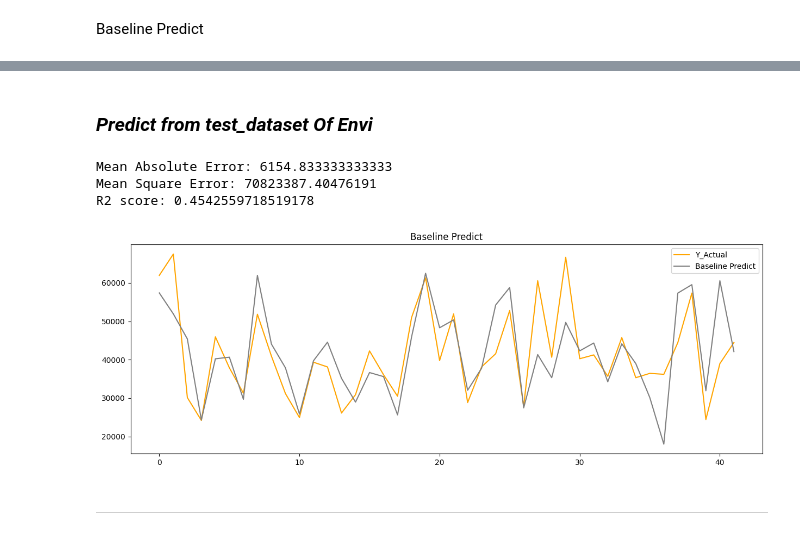
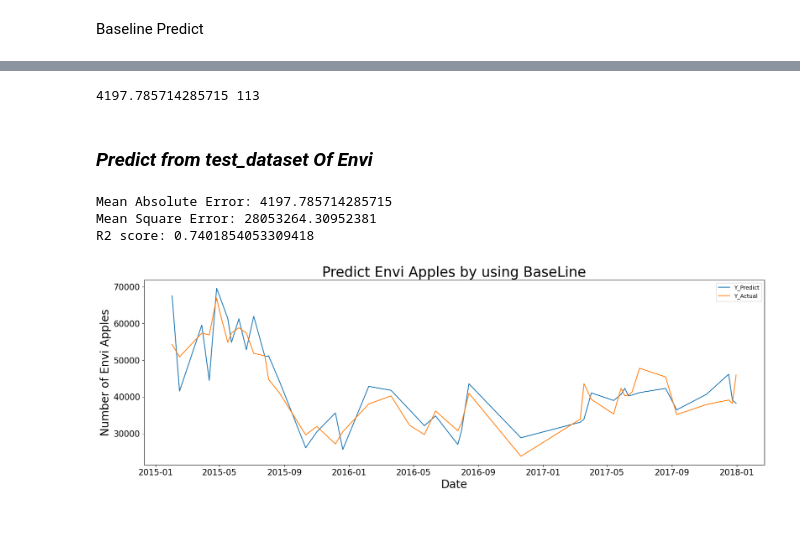
Before and after one commit to OatKID/RegressionMiniProject, a Jupyter notebook: algorithm/Envi/1_predict_1/baseline.ipynb, the cells around one changed output, grey strips where cells are left out. Cells and saved outputs as stored; diff of their text form; code cells hidden in the pictures.

Commit message:
Update 1 Predict 1 Baseline

```diff
--- a/algorithm/Envi/1_predict_1/baseline.ipynb
+++ b/algorithm/Envi/1_predict_1/baseline.ipynb
@@ -30,7 +28,7 @@ df_envi_inter
 | 168 | 25/03/2018 | 40362 |
 169 rows × 2 columns
 # %%
-df_envi_inter["Date"] = pd.to_datetime(df_envi_inter["Date"], unit="ns")
+df_envi_inter["Date"] = pd.to_datetime(df_envi_inter["Date"], format="%d/%m/%Y")
 # %% [markdown]
 ทำนายวันถ้ดไปโดยใส่ค่าปริมาณของแอปเปิ้ลวันก่อนหน้า
 # %%
@@ -55,16 +53,11 @@ df_envi_inter
 # plt.scatter(df_envi_inter["Envi"], df_envi_inter["y"])
 # plt.show()
 # %%
-x = np.array(df_envi_inter["Envi"])
-y = np.array(df_envi_inter["y"])
+x = np.array(df_envi_inter.drop(columns='y'))
+y = np.array(df_envi_inter.drop(columns='Envi'))
 
 # scaler = StandardScaler()
 # scaler.fit(x.reshape(-1, 1))
 # x = scaler.transform(x.reshape(-1, 1))
 # scaler.fit(y.reshape(-1, 1))
 # y = scaler.transform(y.reshape(-1, 1))
-plt.scatter(x, y)
-
-plt.xlabel("number of apples in present")
-plt.ylabel("number of apple next time")
-plt.show()
@@ -77,4 +66,11 @@ x_train, x_test, y_train, y_test = train_test_split(x, y)
+# %%
+x_train, x_test, y_train, y_test = train_test_split(x, y,random_state=113)
+
+x_train = np.array(sorted(x_train, key=lambda x: x[0]))
+x_test = np.array(sorted(x_test, key=lambda x: x[0]))
+y_train = np.array(sorted(y_train, key=lambda x: x[0]))
+y_test = np.array(sorted(y_test, key=lambda x: x[0]))
 # %% [markdown]
 Baseline Predict
 # %%
-baseline_predict = x_test
+baseline_predict = x_test[:, 1:]
@@ -84,36 +90,35 @@ def findBestBaseLine(r,t,x,y):
     index = 0
     for i in range(r,t):
         x_train, x_test, y_train, y_test = train_test_split(x, y, random_state=i)
-        if (buffer := mean_absolute_error(y_test, x_test)) < a:
+        if (buffer := mean_absolute_error(y_test[:,1:], x_test[:,1:])) < a:
             a = buffer
             index = i
-            # print(buffer)
     print(a, index)
 
 
-# findBestBaseLine(100000,1000000,x,y)
-# seed 6888 MAE: 3076.595238095238
+findBestBaseLine(1,120,x,y)
+# seed 113
+# %% [output]
+4197.785714285715 113
 # %% [markdown]
 ### ***Predict from test_dataset Of Envi***
 # %%
-print(f"Mean Absolute Error: {mean_absolute_error(y_test, baseline_predict)}")
-print(f"Mean Square Error: {mean_squared_error(y_test, baseline_predict)}")
-print(f"R2 score: {r2_score(y_test, baseline_predict)}")
+print(f"Mean Absolute Error: {mean_absolute_error(y_test[:, 1:], baseline_predict)}")
+print(f"Mean Square Error: {mean_squared_error(y_test[:, 1:], baseline_predict)}")
+print(f"R2 score: {r2_score(y_test[:, 1:], baseline_predict)}")
 
-# plt.scatter(x,y)
-plt.figure(figsize=(15,5))
-plt.plot(y_test, label='Y_Actual', color='orange')
-plt.plot(baseline_predict, label='Baseline Predict', color='gray')
+plt.figure(figsize=(20, 6))
+plt.xticks(fontsize=15)
+plt.yticks(fontsize=15)
+plt.plot(x_test[:, :1], baseline_predict, label="Y_Predict")
+plt.plot(x_test[:,:1], y_test[:, 1:], label="Y_Actual")
+plt.xlabel("Date", fontsize=20)
+plt.ylabel("Number of Envi Apples", fontsize=20)
+plt.title("Predict Envi Apples by using BaseLine", fontsize=25)
 plt.legend()
-
-# plt.xlabel("Number of apples of present")
-# plt.ylabel("Number of apples of predict next time")
-plt.title("Baseline Predict")
 plt.show()
 # %% [output]
-Mean Absolute Error: 6154.833333333333
-Mean Square Error: 70823387.40476191
-R2 score: 0.4542559718519178
+Mean Absolute Error: 4197.785714285715
+Mean Square Error: 28053264.30952381
+R2 score: 0.7401854053309418
-[figure, old version]
+[figure, new version]
-# %% [markdown]
----
```
Also changed, not shown: parts of 5 cells of this notebook.
